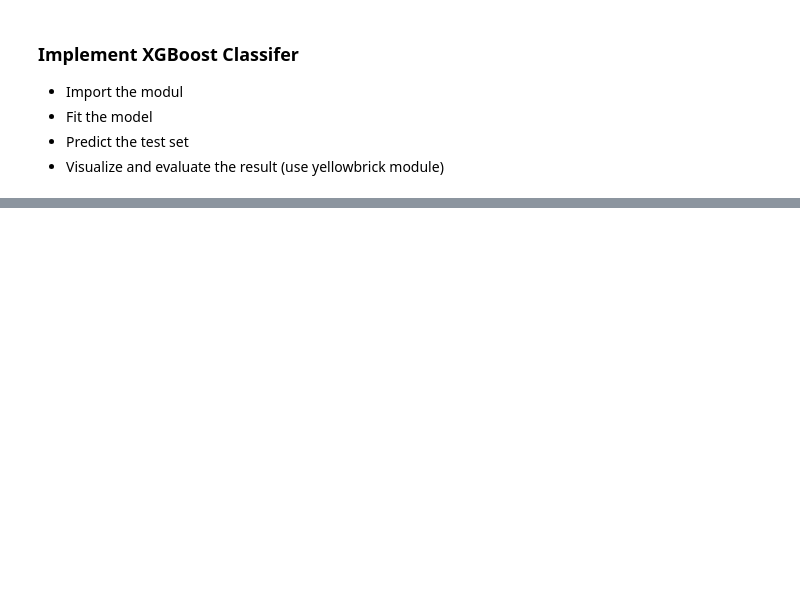
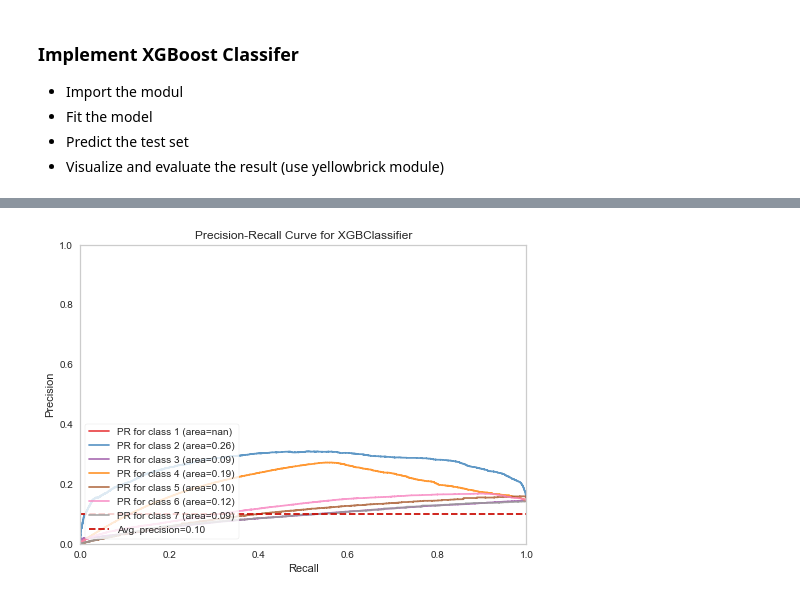
Before and after one commit to sumeyraunal/tree_types_prediction, a Jupyter notebook: Tree_Types_Prediction_Classification_student.ipynb, the cells around one changed output, grey strips where cells are left out. Saved outputs shown, nothing was run; the diff lists cells and outputs as text; code cells hidden in the pictures; blank space fills up the shorter version.

```diff
--- a/Tree_Types_Prediction_Classification_student.ipynb
+++ b/Tree_Types_Prediction_Classification_student.ipynb
@@ -638,3 +754,7 @@ visualizer.show();
 - Fit the model
 - Predict the test set
 - Visualize and evaluate the result (use yellowbrick module)
+# %%
+from sklearn.utils import class_weight
+classes_weights = class_weight.compute_sample_weight(class_weight='balanced', y=y_train)
+classes_weights
@@ -641 +764,5 @@ visualizer.show();
+# %%
+from sklearn.preprocessing import LabelEncoder
+le = LabelEncoder()
+y_train = le.fit_transform(y_train)
 # %%
@@ -674,3 +849,18 @@ The answers you will look for to these questions will increase your gains from M
+# %%
+model = XGBClassifier(colsample_bytree= 1, max_depth=2, n_estimators=100,
+              random_state=101, learning_rate = 0.2, subsample=0.8)
+
+viz = PrecisionRecallCurve(
+    model,
+    per_class=True, classes= [1,2,3,4,5,6,7],
+    cmap="Set1",
+    sample_weight=classes_weights
+)
+viz.fit(X_train, y_train)
+viz.score(X_test, y_test)
+viz.show();
+# %% [output]
+[figure, added]
 # %% [markdown]
 ___
 
```
Also changed, not shown: parts of 59 cells of this notebook.
